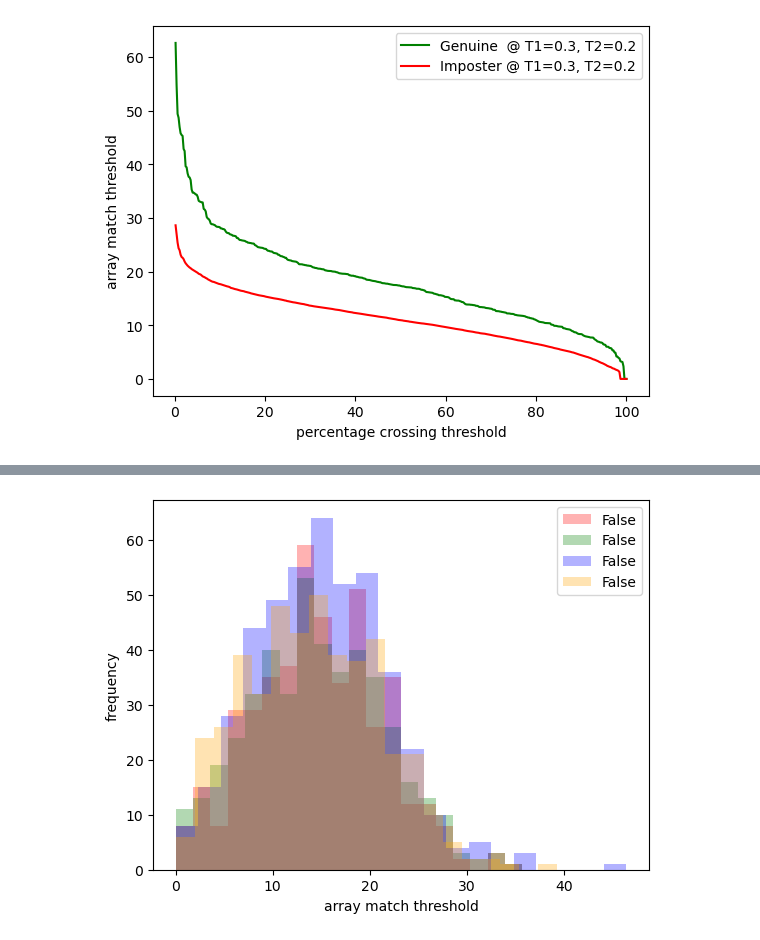
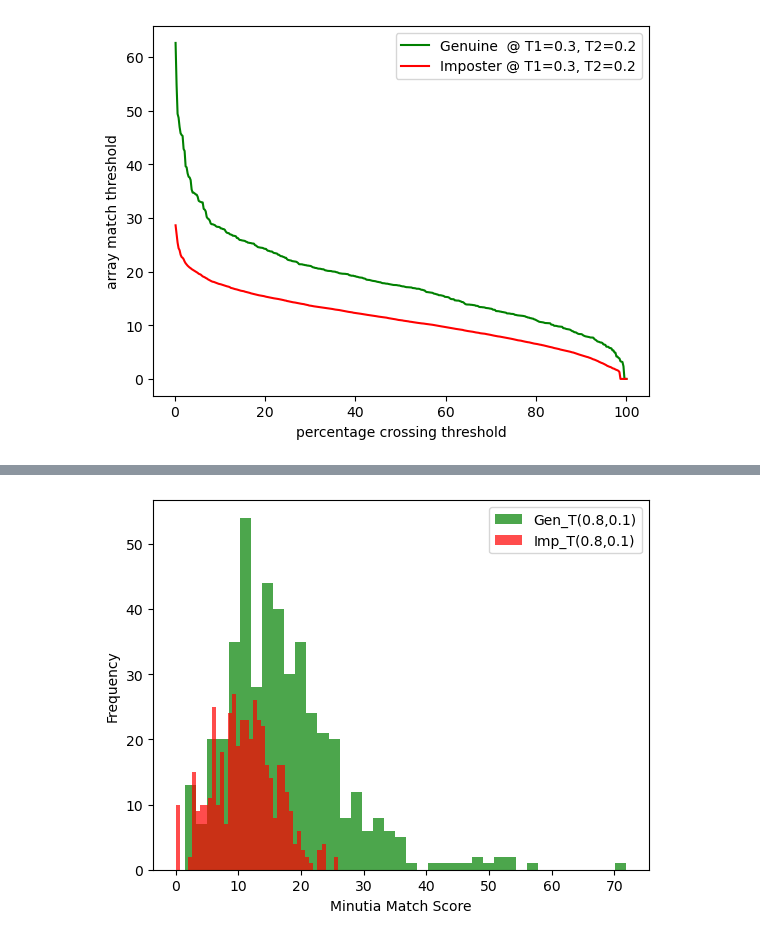
Before and after one commit to nishkalprakash/2024_03_CIPR_NP-Code, a Jupyter notebook: plot.ipynb, the cells around one changed output, grey strips where cells are left out. Saved outputs shown, nothing was run; the diff lists cells and outputs as text; code cells hidden in the pictures.

```diff
--- a/plot.ipynb
+++ b/plot.ipynb
@@ -210,15 +195,6 @@ plt.show()
-# %%
-# plot histogram for trarr and faarr super imposed with different alpha values
-# plt.hist(trarr, bins=20, alpha=0.7, label='True', color='green')
-import numpy as np
-np.random.sample(10)
-plt.hist(np.random.choice(faarr, 450, replace=False), bins=20, alpha=0.3, label='False', color='red')
-plt.hist(np.random.choice(faarr, 450, replace=False), bins=20, alpha=0.3, label='False', color='green')
-plt.hist(np.random.choice(faarr, 450, replace=False), bins=20, alpha=0.3, label='False', color='blue')
-plt.hist(np.random.choice(faarr, 450, replace=False), bins=20, alpha=0.3, label='False', color='orange')
-plt.legend(loc='upper right')
-plt.xlabel('array match threshold')
-plt.ylabel('frequency')
-plt.show()
-# %% [output]
-[figure, removed]
+# %%
+T1,T2 = 0.8, 0.1
+trarr,faarr = [],[]
+trarr,faarr = plot_hist(T1,T2,trarr=trarr,faarr=faarr)
+# %% [output]
+[figure, added]
```
Also changed, not shown: parts of 4 cells of this notebook, 13 other files.
